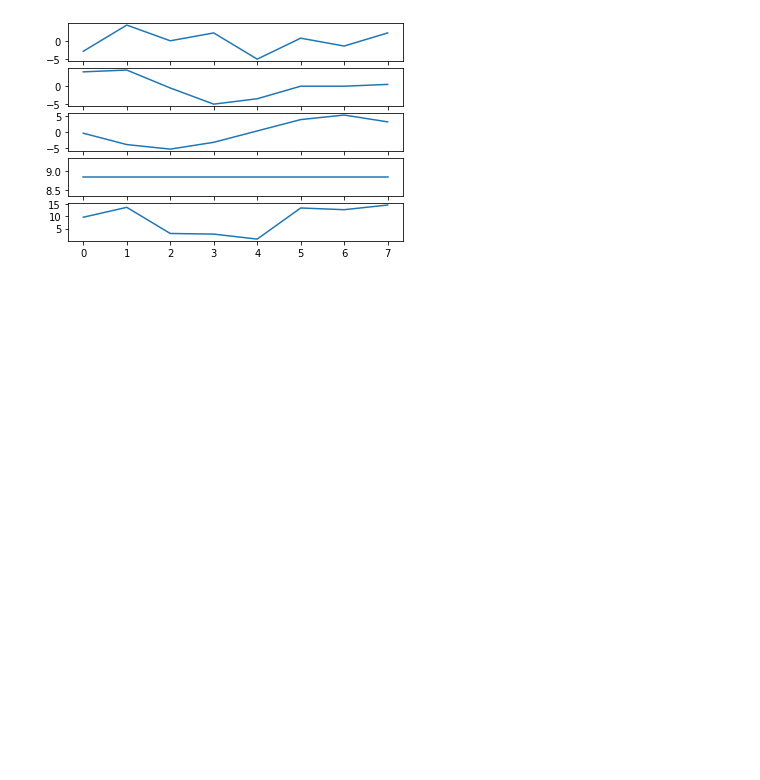
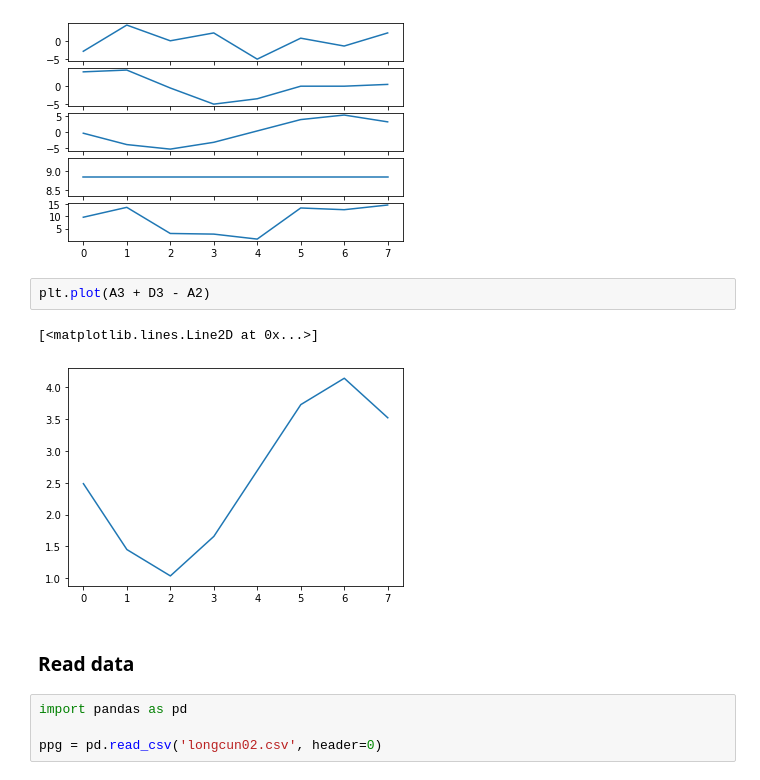
Before and after one commit to LongNguyen1984/TimeSeriesWithPython, a Jupyter notebook: waveletExample.ipynb, the cells around one changed output. Drawn from its saved outputs; the diff is of its cells as text; blank space fills up the shorter version.

```diff
--- a/waveletExample.ipynb
+++ b/waveletExample.ipynb
@@ -53,3 +74,14 @@ plt.plot(A3 + D3 + D2 + D1 )
 # %% [output]
 [<matplotlib.lines.Line2D at 0x...>]
 [figure]
+# %%
+plt.plot(A3 + D3 - A2)
+# %% [output]
+[<matplotlib.lines.Line2D at 0x...>]
+[figure, added]
+# %% [markdown]
+### Read data
+# %%
+import pandas as pd
+
+ppg = pd.read_csv('longcun02.csv', header=0)
```
Also changed, not shown: parts of 17 cells of this notebook.
